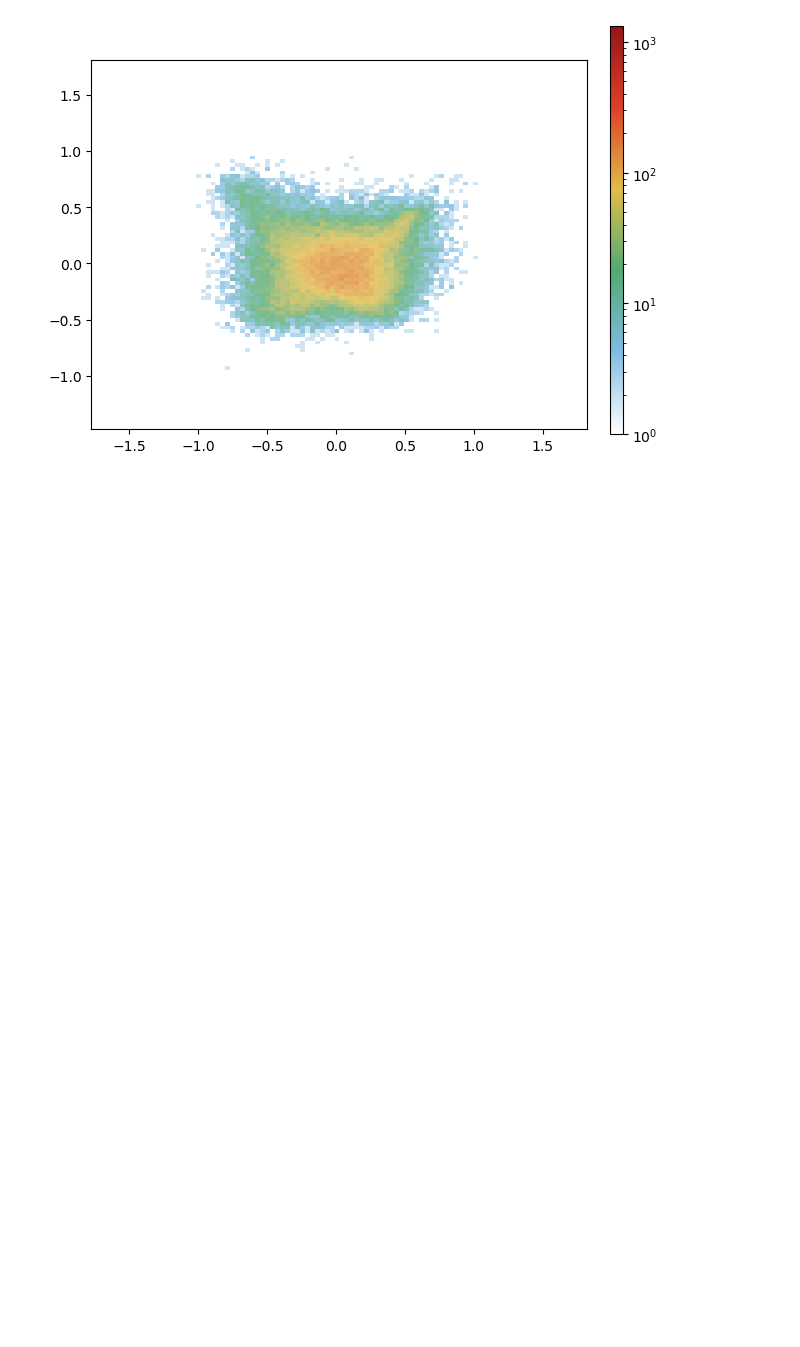
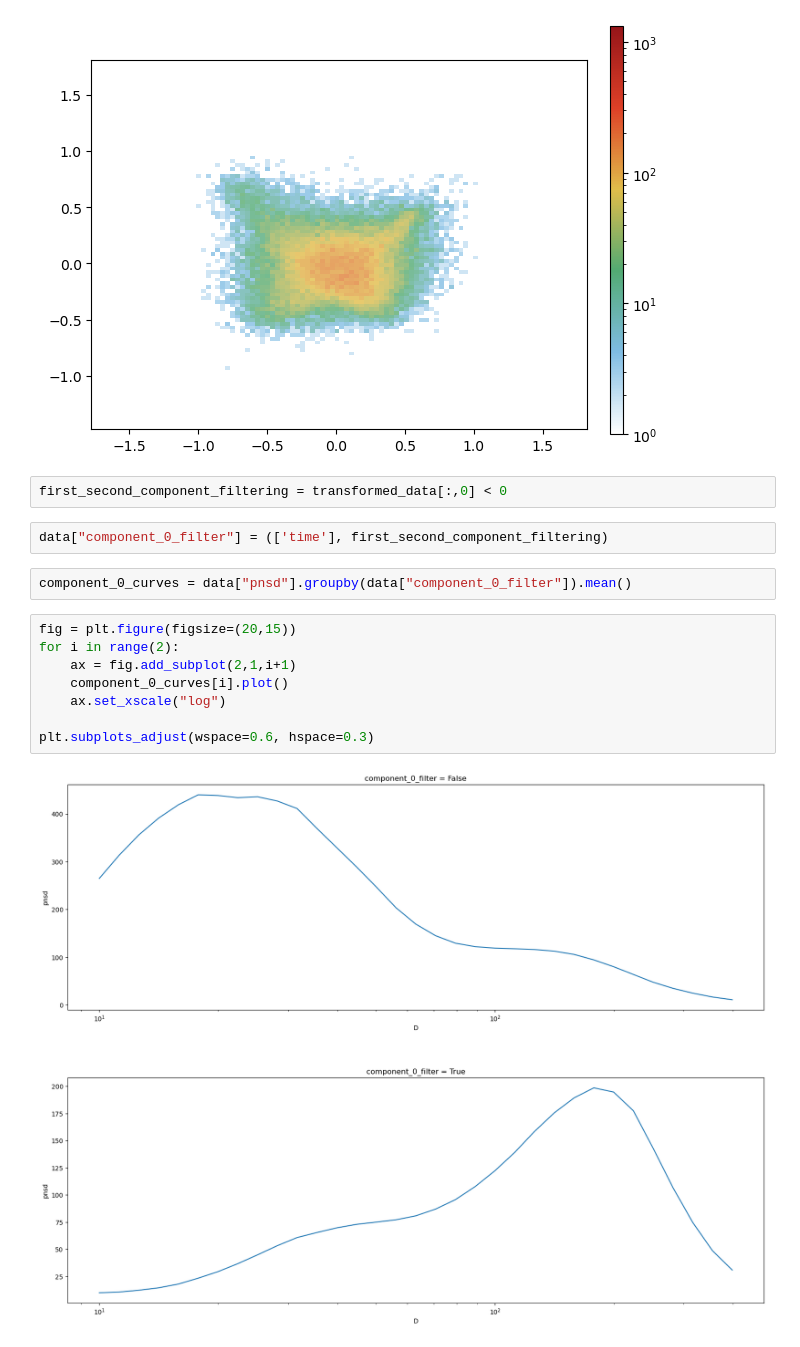
Before and after one commit to eScience-course/Tjaernoe2022-group7, a Jupyter notebook: arttu/test_data.ipynb, the cells around one changed output. Cells and saved outputs as stored; diff of their text form; blank space fills up the shorter version.

Commit message:
more pca plotting stuff

```diff
--- a/arttu/test_data.ipynb
+++ b/arttu/test_data.ipynb
@@ -232,3 +232,19 @@ plot_heatmap(transformed_data[:,5],transformed_data[:,6])
 [figure]
 [figure]
 [figure]
+# %%
+first_second_component_filtering = transformed_data[:,0] < 0
+# %%
+data["component_0_filter"] = (['time'], first_second_component_filtering)
+# %%
+component_0_curves = data["pnsd"].groupby(data["component_0_filter"]).mean()
+# %%
+fig = plt.figure(figsize=(20,15))
+for i in range(2):
+    ax = fig.add_subplot(2,1,i+1)
+    component_0_curves[i].plot()
+    ax.set_xscale("log")
+
+plt.subplots_adjust(wspace=0.6, hspace=0.3)
+# %% [output]
+[figure, added]
```
Also changed, not shown: parts of 5 cells of this notebook.
